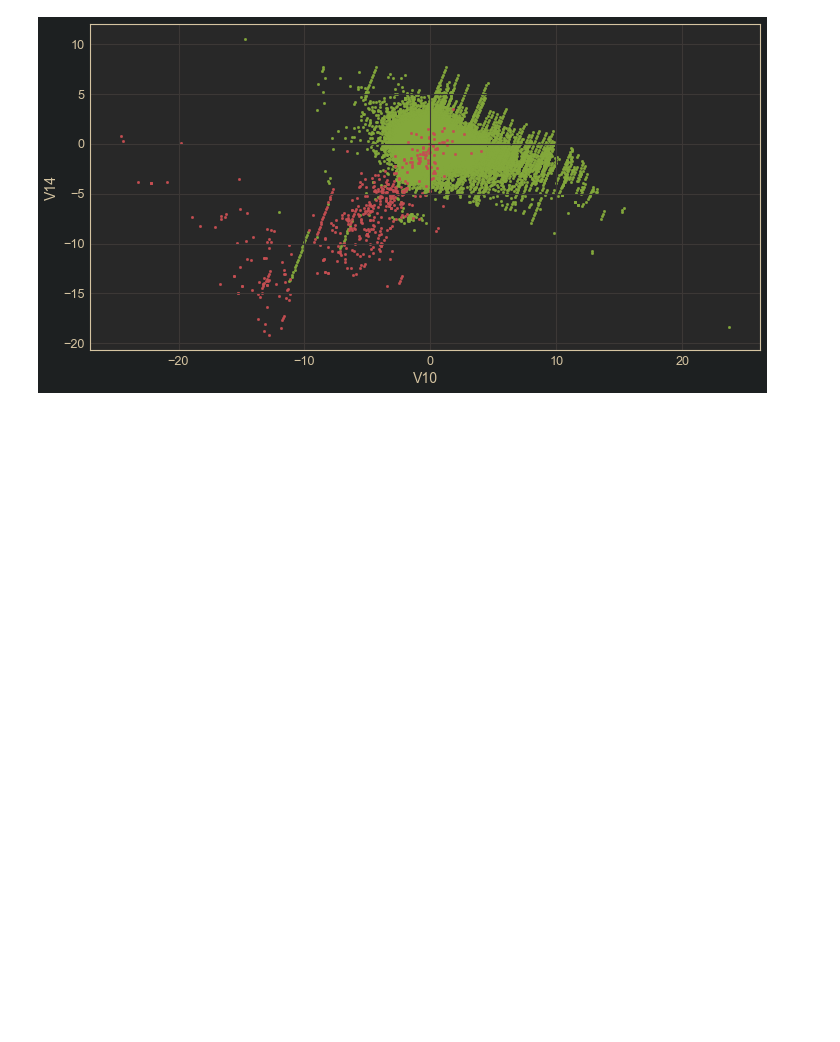
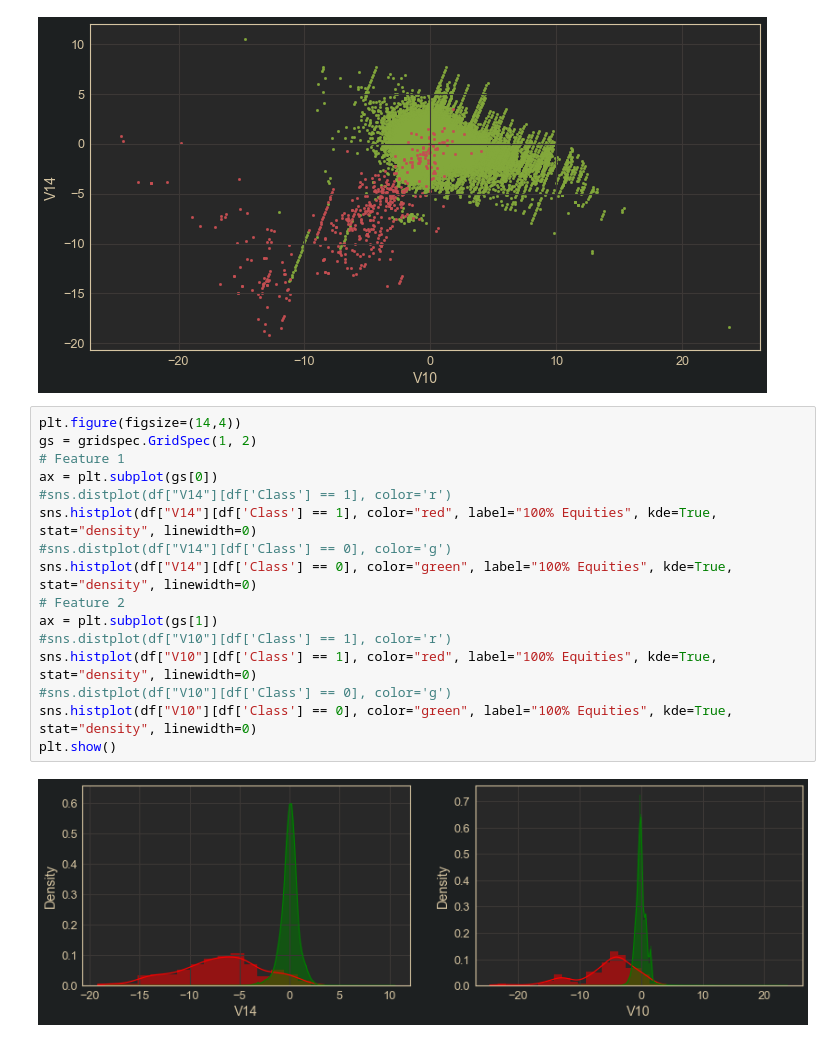
Before and after one commit to AlvaroTV/Anomaly-Detection--ML, a Jupyter notebook: Isolation Forest - Credit Card Fraud Detection.ipynb, the cells around one changed output. Drawn from its saved outputs; the diff is of its cells as text; blank space fills up the shorter version.

Commit message:
displot to histplot

```diff
--- a/Isolation Forest - Credit Card Fraud Detection.ipynb
+++ b/Isolation Forest - Credit Card Fraud Detection.ipynb
@@ -135,3 +135,21 @@ plt.ylabel("V14", fontsize=14)
 plt.show()
 # %% [output]
 [figure]
+# %%
+plt.figure(figsize=(14,4))
+gs = gridspec.GridSpec(1, 2)
+# Feature 1
+ax = plt.subplot(gs[0])
+#sns.distplot(df["V14"][df['Class'] == 1], color='r')
+sns.histplot(df["V14"][df['Class'] == 1], color="red", label="100% Equities", kde=True, stat="density", linewidth=0)
+#sns.distplot(df["V14"][df['Class'] == 0], color='g')
+sns.histplot(df["V14"][df['Class'] == 0], color="green", label="100% Equities", kde=True, stat="density", linewidth=0)
+# Feature 2
+ax = plt.subplot(gs[1])
+#sns.distplot(df["V10"][df['Class'] == 1], color='r')
+sns.histplot(df["V10"][df['Class'] == 1], color="red", label="100% Equities", kde=True, stat="density", linewidth=0)
+#sns.distplot(df["V10"][df['Class'] == 0], color='g')
+sns.histplot(df["V10"][df['Class'] == 0], color="green", label="100% Equities", kde=True, stat="density", linewidth=0)
+plt.show()
+# %% [output]
+[figure, added]
```
